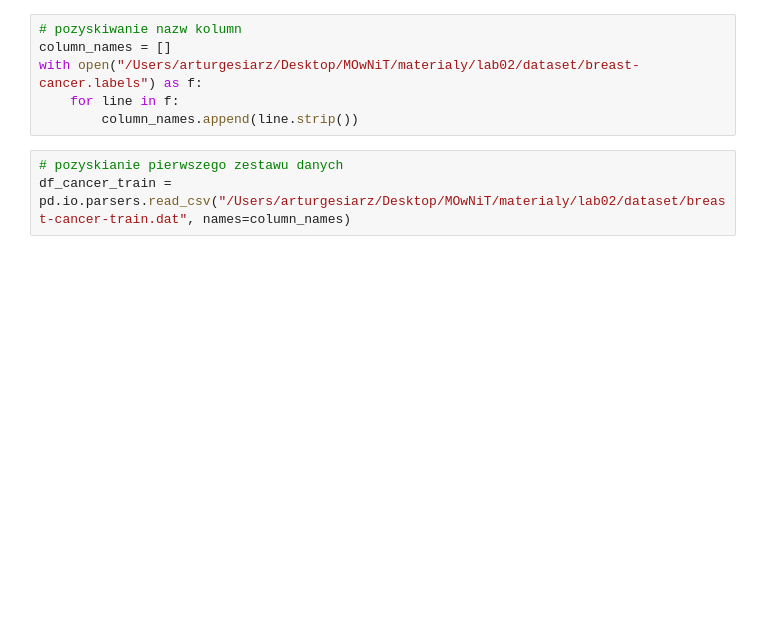
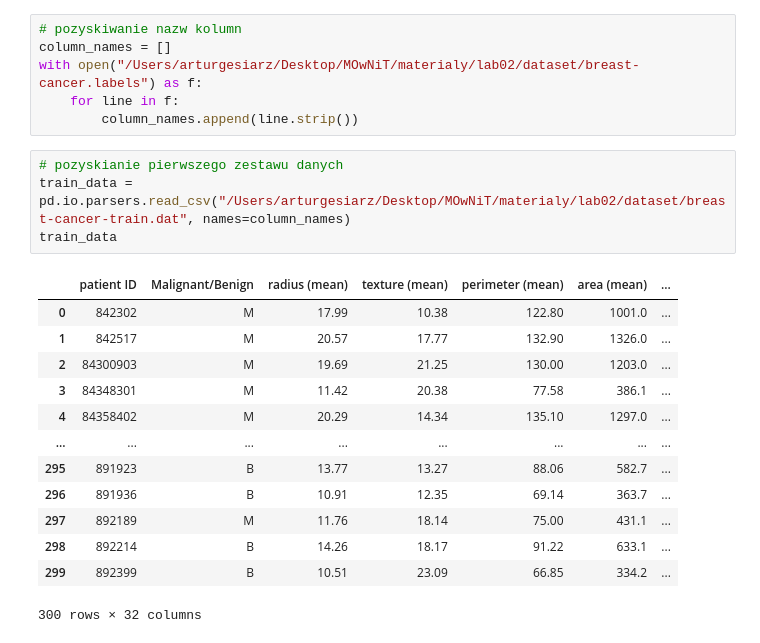
Before and after one commit to arturgesiarz/CalculationTechMethods-Course, a Jupyter notebook: lab02/ex1.ipynb, the cells around one changed output. Drawn from its saved outputs; the diff is of its cells as text; blank space fills up the shorter version.

```diff
--- a/lab02/ex1.ipynb
+++ b/lab02/ex1.ipynb
@@ -15,6 +15,21 @@ with open("/Users/arturgesiarz/Desktop/MOwNiT/materialy/lab02/dataset/breast-can
         column_names.append(line.strip())
 # %%
 # pozyskianie pierwszego zestawu danych
-df_cancer_train = pd.io.parsers.read_csv("/Users/arturgesiarz/Desktop/MOwNiT/materialy/lab02/dataset/breast-cancer-train.dat", names=column_names)
+train_data = pd.io.parsers.read_csv("/Users/arturgesiarz/Desktop/MOwNiT/materialy/lab02/dataset/breast-cancer-train.dat", names=column_names)
+train_data
+# %% [output]
+|  | patient ID | Malignant/Benign | radius (mean) | texture (mean) | perimeter (mean) | area (mean) | ... |
+| 0 | 842302 | M | 17.99 | 10.38 | 122.80 | 1001.0 | ... |
+| 1 | 842517 | M | 20.57 | 17.77 | 132.90 | 1326.0 | ... |
+| 2 | 84300903 | M | 19.69 | 21.25 | 130.00 | 1203.0 | ... |
+| 3 | 84348301 | M | 11.42 | 20.38 | 77.58 | 386.1 | ... |
+| 4 | 84358402 | M | 20.29 | 14.34 | 135.10 | 1297.0 | ... |
+| ... | ... | ... | ... | ... | ... | ... | ... |
+| 295 | 891923 | B | 13.77 | 13.27 | 88.06 | 582.7 | ... |
+| 296 | 891936 | B | 10.91 | 12.35 | 69.14 | 363.7 | ... |
+| 297 | 892189 | M | 11.76 | 18.14 | 75.00 | 431.1 | ... |
+| 298 | 892214 | B | 14.26 | 18.17 | 91.22 | 633.1 | ... |
+| 299 | 892399 | B | 10.51 | 23.09 | 66.85 | 334.2 | ... |
+300 rows × 32 columns
 # %%
 # pozyskianie pierwszego zestawu danych
```
Also changed, not shown: parts of 6 cells of this notebook, 8 other files.
